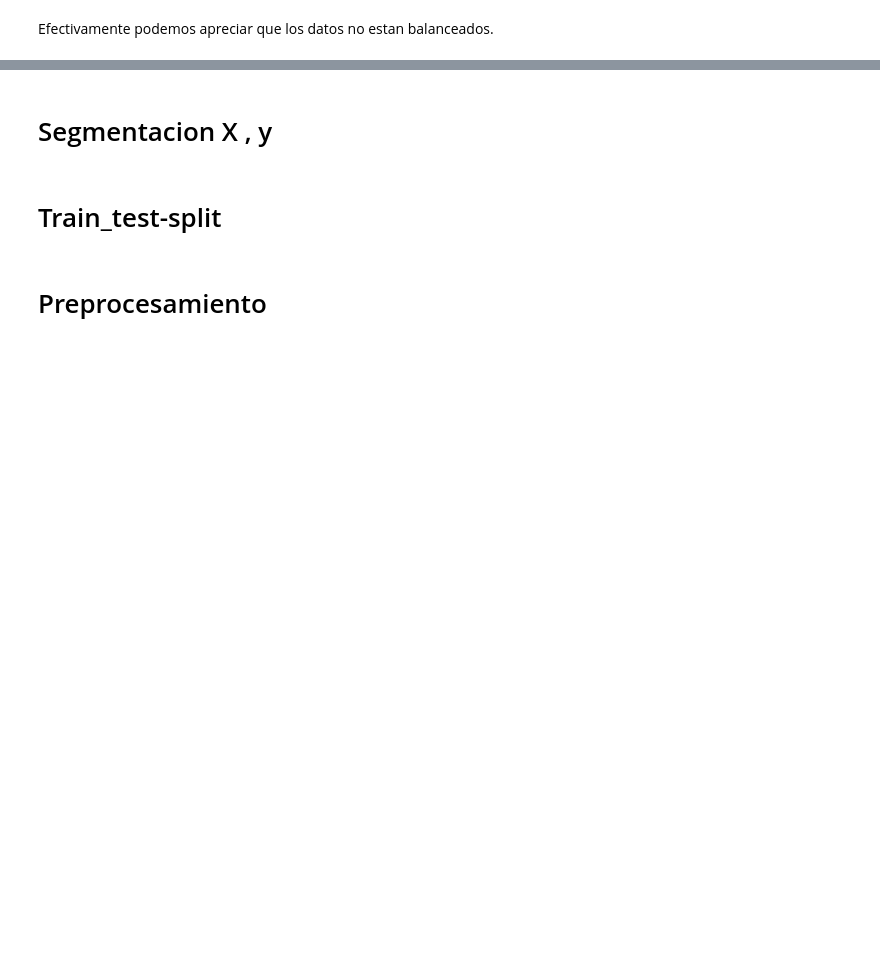
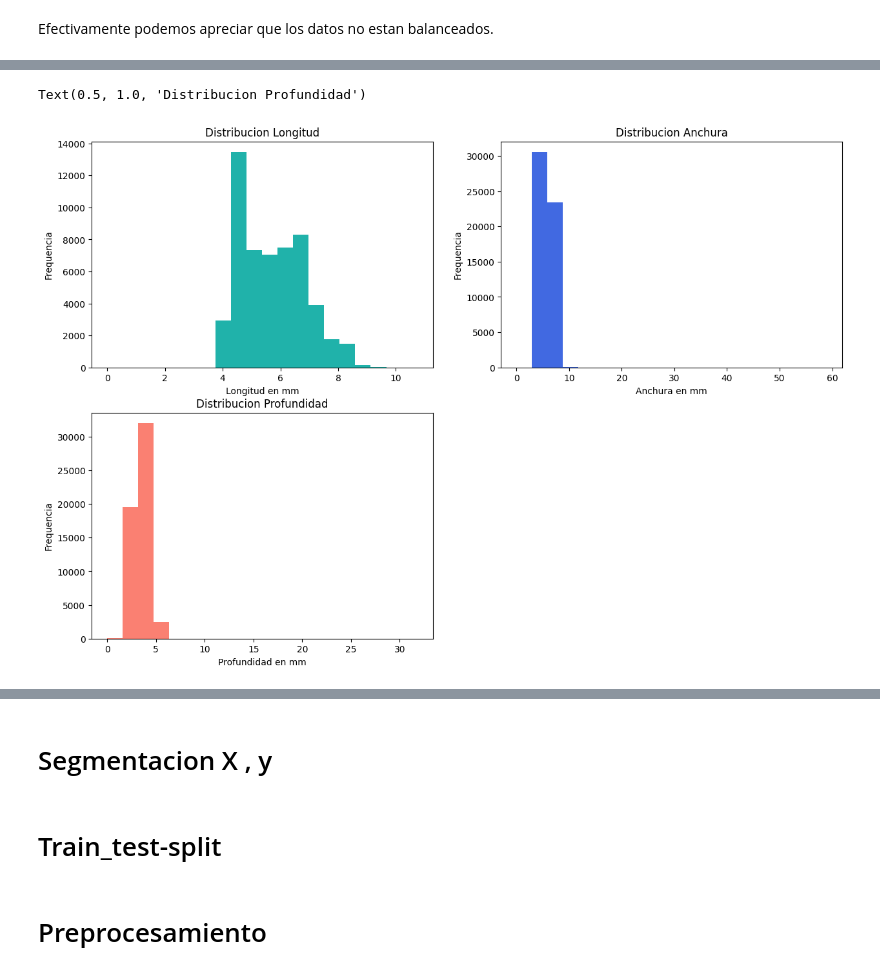
Before and after one commit to MarcoCasSir/LaboratorioDataScience, a Jupyter notebook: act4/diamonds_marco_casati.ipynb, the cells around one changed output, grey strips where cells are left out. Saved outputs shown, nothing was run; the diff lists cells and outputs as text; code cells hidden in the pictures; blank space fills up the shorter version.

```diff
--- a/act4/diamonds_marco_casati.ipynb
+++ b/act4/diamonds_marco_casati.ipynb
@@ -413,0 +419,26 @@ plt.title('Distribution of Diamond Price')
+# %%
+plt.figure(figsize=[15,10])
+
+# Subplot X- Longitud
+plt.subplot(2,2,1)
+plt.hist(df['x'],bins=20,color='lightseagreen')
+plt.xlabel('Longitud en mm')
+plt.ylabel('Frequencia')
+plt.title('Distribucion Longitud')
+
+# Subplot V- ANCHURA
+plt.subplot(2,2,2)
+plt.hist(df['y'],bins=20,color='royalblue')
+plt.xlabel('Anchura en mm')
+plt.ylabel('Frequencia')
+plt.title('Distribucion Anchura')
+
+# Subplot Z-profunidad
+plt.subplot(2,2,3)
+plt.hist(df['z'],bins=20,color='salmon')
+plt.xlabel('Profundidad en mm')
+plt.ylabel('Frequencia')
+plt.title('Distribucion Profundidad')
+# %% [output]
+Text(0.5, 1.0, 'Distribucion Profundidad')
+[figure, added]
```
Also changed, not shown: parts of 20 cells of this notebook.
